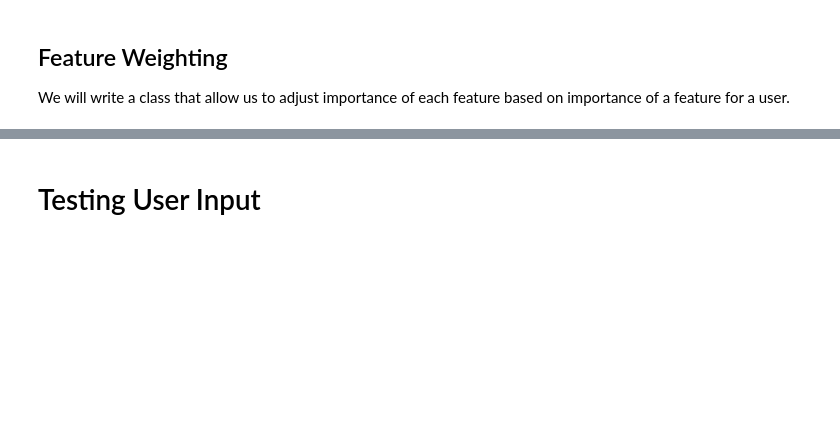
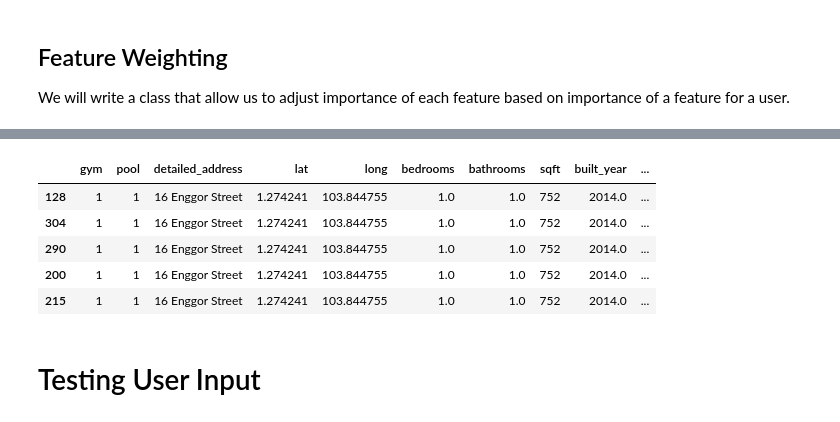
Before and after one commit to JosephSkippy/SingaporeCondoRental, a Jupyter notebook: 05 Recommendation.ipynb, the cells around one changed output, grey strips where cells are left out. Cells and saved outputs as stored; diff of their text form; code cells hidden in the pictures; blank space fills up the shorter version.

```diff
--- a/05 Recommendation.ipynb
+++ b/05 Recommendation.ipynb
@@ -160,3 +187,30 @@ df_recommender.iloc[selected_index]
+# %%
+df_neighbourhood = model_df_tr.copy()
+
+#drop cluster_label
+df_neighbourhood = df_neighbourhood.drop('district', axis=1)
+importance = {'price_month' : 100,
+              'cluster_label' : 100}
+feature_importance_cluster = FeatureImportanceScale(importance)
+df_neighbourhood_tr = feature_importance_cluster.fit_transform(df_neighbourhood)
+# %%
+#train model
+neigh_clus = NearestNeighbors()
+neigh_clus.fit(df_neighbourhood_tr);
+# %%
+index = neigh_clus.kneighbors(df_neighbourhood_tr.iloc[200:201],  return_distance=False)
+# %%
+#displaying the recommended listing
+selected_index = np.reshape(index, -1)
+
+df_recommender.iloc[selected_index]
+# %% [output]
+|  | gym | pool | detailed_address | lat | long | bedrooms | bathrooms | sqft | built_year | ... |
+| 128 | 1 | 1 | 16 Enggor Street | 1.274241 | 103.844755 | 1.0 | 1.0 | 752 | 2014.0 | ... |
+| 304 | 1 | 1 | 16 Enggor Street | 1.274241 | 103.844755 | 1.0 | 1.0 | 752 | 2014.0 | ... |
+| 290 | 1 | 1 | 16 Enggor Street | 1.274241 | 103.844755 | 1.0 | 1.0 | 752 | 2014.0 | ... |
+| 200 | 1 | 1 | 16 Enggor Street | 1.274241 | 103.844755 | 1.0 | 1.0 | 752 | 2014.0 | ... |
+| 215 | 1 | 1 | 16 Enggor Street | 1.274241 | 103.844755 | 1.0 | 1.0 | 752 | 2014.0 | ... |
 # %% [markdown]
 # Testing User Input
 # %%
```
Also changed, not shown: parts of 38 cells of this notebook, 16 other files.
